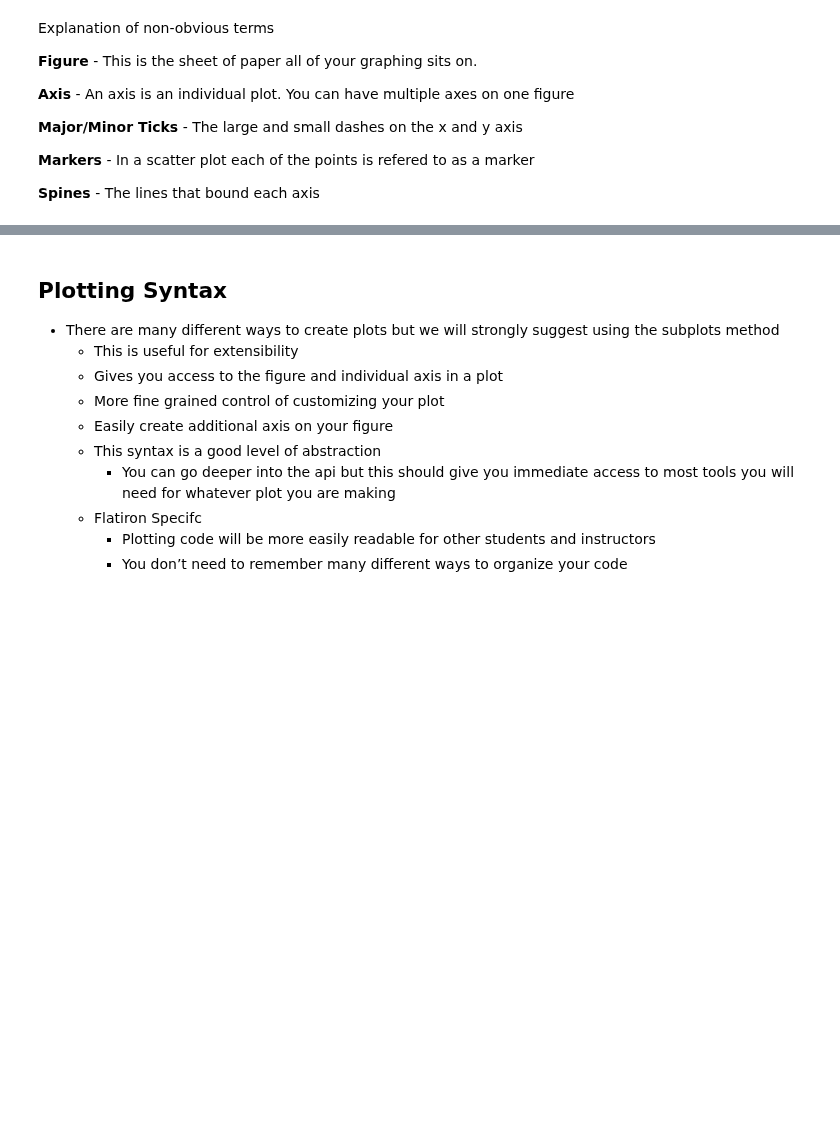
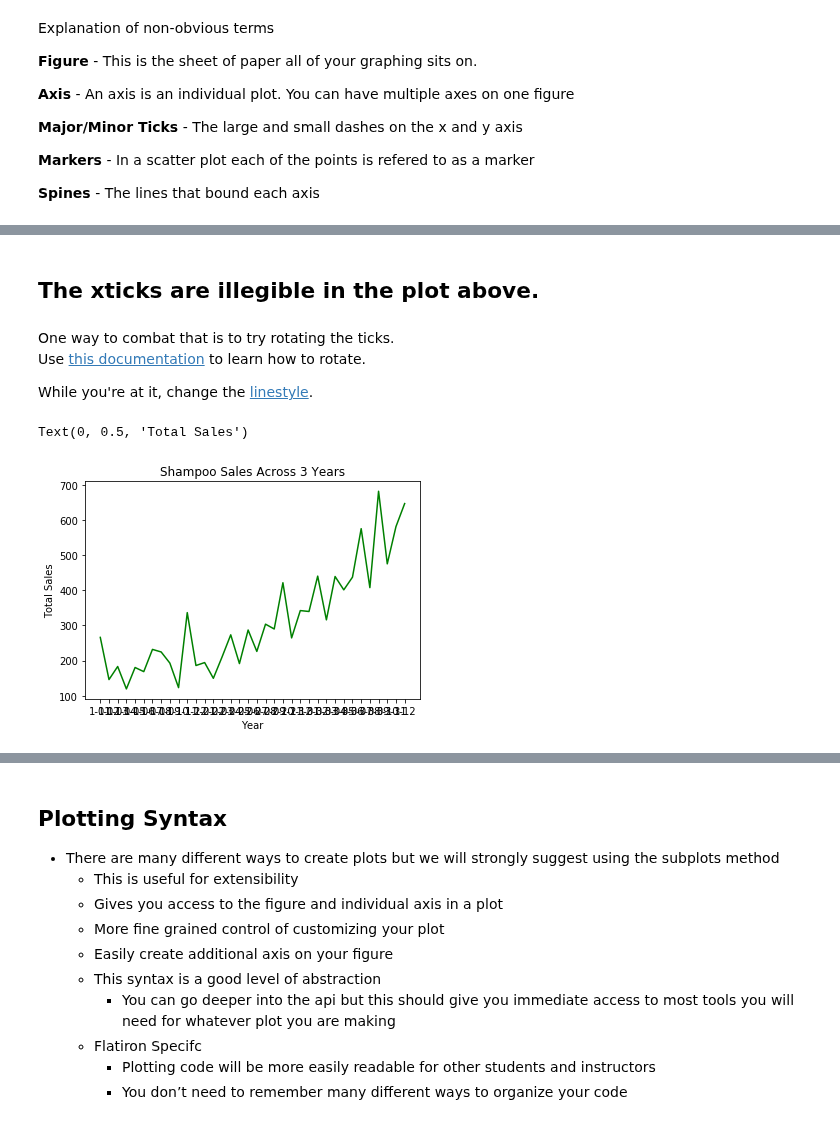
Before and after one commit to lecritch/data_viz_chi_sea_ds_051120, a Jupyter notebook: matplotlib.ipynb, the cells around one changed output, grey strips where cells are left out. Drawn from its saved outputs; the diff is of its cells as text; code cells hidden in the pictures; blank space fills up the shorter version.

```diff
--- a/matplotlib.ipynb
+++ b/matplotlib.ipynb
@@ -282,0 +234,16 @@ __Spines__ - The lines that bound each axis
+# %% [markdown]
+## The xticks are illegible in the plot above.
+# %% [markdown]
+One way to combat that is to try rotating the ticks.
+Use [this documentation](https://matplotlib.org/3.1.1/gallery/ticks_and_spines/ticklabels_rotation.html) to learn how to rotate.
+
+While you're at it, change the [linestyle](https://matplotlib.org/3.1.0/gallery/lines_bars_and_markers/linestyles.html).
+# %%
+# Update the code below to rotate the xticks
+plt.plot(shampoo.Month, shampoo.iloc[:,1], color='g')
+plt.title('Shampoo Sales Across 3 Years')
+plt.xlabel('Year')
+plt.ylabel('Total Sales')
+# %% [output]
+Text(0, 0.5, 'Total Sales')
+[figure, added]
```
Also changed, not shown: parts of 66 cells of this notebook, 2 other files.
